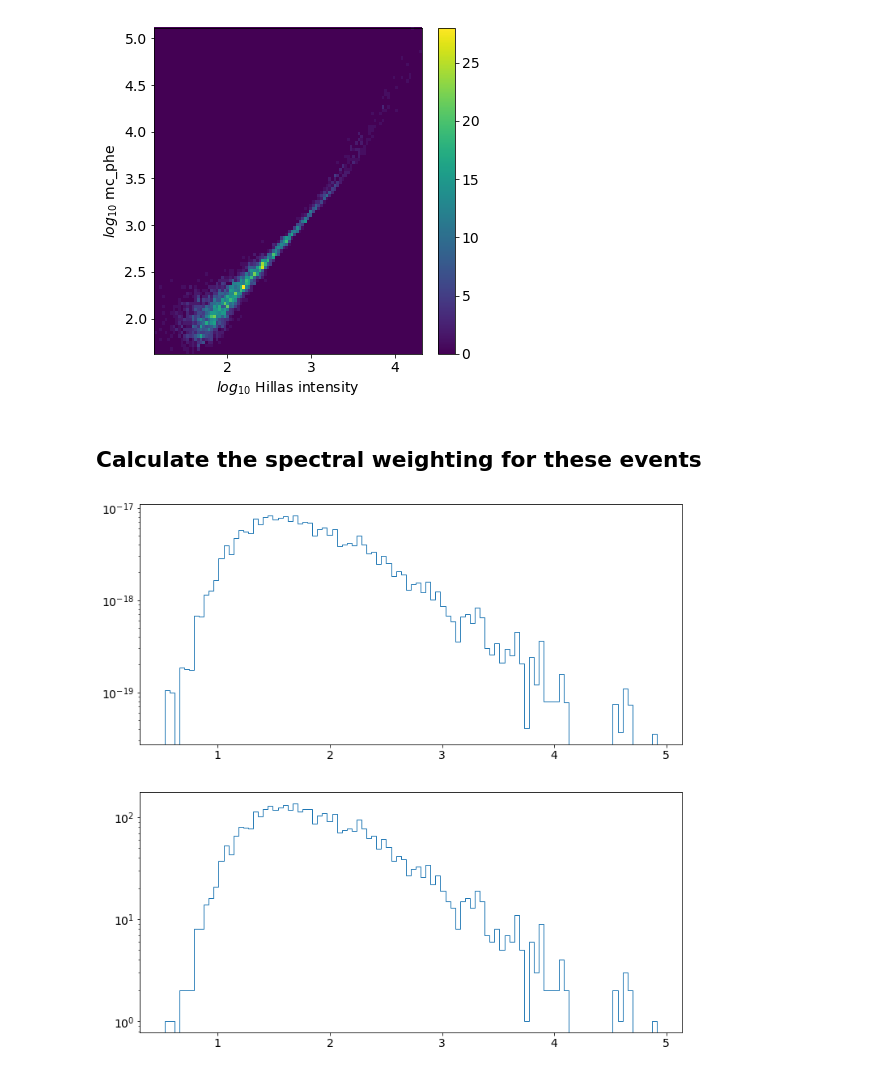
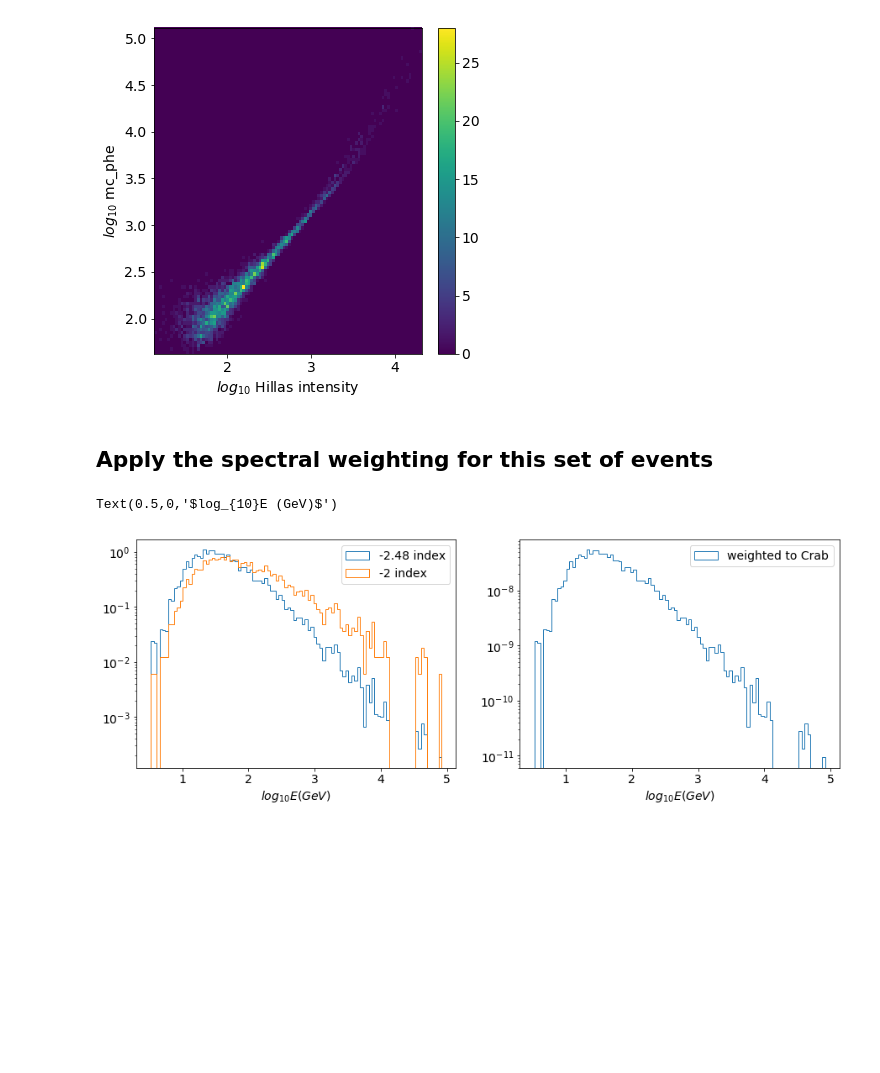
Before and after one commit to cta-observatory/cta-lstchain, a Jupyter notebook: notebooks/Step_by_Step_dl0_to_dl1.ipynb, the cells around one changed output. Drawn from its saved outputs; the diff is of its cells as text; code cells hidden in the pictures; blank space fills up the shorter version.

```diff
--- a/notebooks/Step_by_Step_dl0_to_dl1.ipynb
+++ b/notebooks/Step_by_Step_dl0_to_dl1.ipynb
@@ -205,14 +258,18 @@ ctapipe.io.containers.DL1CameraContainer:
 # %%
 from ctapipe.visualization import CameraDisplay
 camera = event.inst.subarray.tel[tel_id].camera
-plt.rcParams['figure.figsize'] = (15, 6)
+plt.rcParams['figure.figsize'] = (20, 6)
 plt.rcParams['font.size'] = 14
-plt.subplot(1,2,1)
+plt.subplot(1,3,1)
 disp = CameraDisplay(camera,title="Low gain")
 disp.add_colorbar()
-disp.image = signals[0]
-plt.subplot(1,2,2)
+disp.image = signals[1]
+plt.subplot(1,3,2)
 disp = CameraDisplay(camera,title = "High gain")
 disp.add_colorbar()
-disp.image = signals[1]
+disp.image = signals[0]
+plt.subplot(1,3,3)
+disp = CameraDisplay(camera,title = "Combined")
+disp.add_colorbar()
+disp.image = combined
 # %% [output]
@@ -350,5 +442,6 @@ Hillas intensity 92.7431159449425
 # %%
-numevents = pyhessio.count_mc_generated_events(input_filename)
+#numevents = pyhessio.count_mc_generated_events(input_filename)
+numevents = 1000000
 print(numevents)
 # %% [output]
 1000000
@@ -365,7 +458,7 @@ A = np.pi*core_max**2
 Omega = 2*np.pi*(1-np.cos(cone))
 if cone==0:
     Omega=1
-MeVtoTeV = 1e-6
+MeVtoTeV = 1e-3
 if particle=="gamma":
     K_w = 5.7e-16*MeVtoTeV
     index_w = -2.48
@@ -466,16 +559,23 @@ plt.colorbar(h[3])
 <matplotlib.colorbar.Colorbar at 0x...>
 [figure]
 # %% [markdown]
-## Calculate the spectral weighting for these events
+## Apply the spectral weighting for this set of events
 # %%
-df_dl1['w'] = ((df_dl1['mc_energy']/E0)**(index_w-index))*R/N_
+df_dl1['w'] = ((10**df_dl1['mc_energy']/E0)**(index_w-index))*R/N_
 # %%
-plt.figure(figsize=(12,12))
-plt.subplot(211)
-plt.hist(df_dl1['mc_energy'],histtype=u'step',bins=100,weights = df_dl1['w'])
+plt.figure(figsize=(15,5))
+plt.subplot(121)
+plt.hist(df_dl1['mc_energy'],histtype=u'step',bins=100,weights = df_dl1['w'],density=1,label="-2.48 index")
+plt.hist(df_dl1['mc_energy'],histtype=u'step',bins=100,density=1,label="-2 index")
 plt.yscale('log')
-plt.subplot(212)
-plt.hist(df_dl1['mc_energy'],histtype=u'step',bins=100)
+plt.xlabel("$log_{10}E (GeV)$")
+plt.legend()
+plt.subplot(122)
+plt.hist(df_dl1['mc_energy'],histtype=u'step',bins=100,weights = df_dl1['w'],label="weighted to Crab")
+plt.legend()
 plt.yscale('log')
+plt.xlabel("$log_{10}E (GeV)$")
+#plt.xscale('log')
 # %% [output]
+Text(0.5,0,'$log_{10}E (GeV)$')
-[figure, old version]
+[figure, new version]
```
Also changed, not shown: parts of 30 cells of this notebook.
